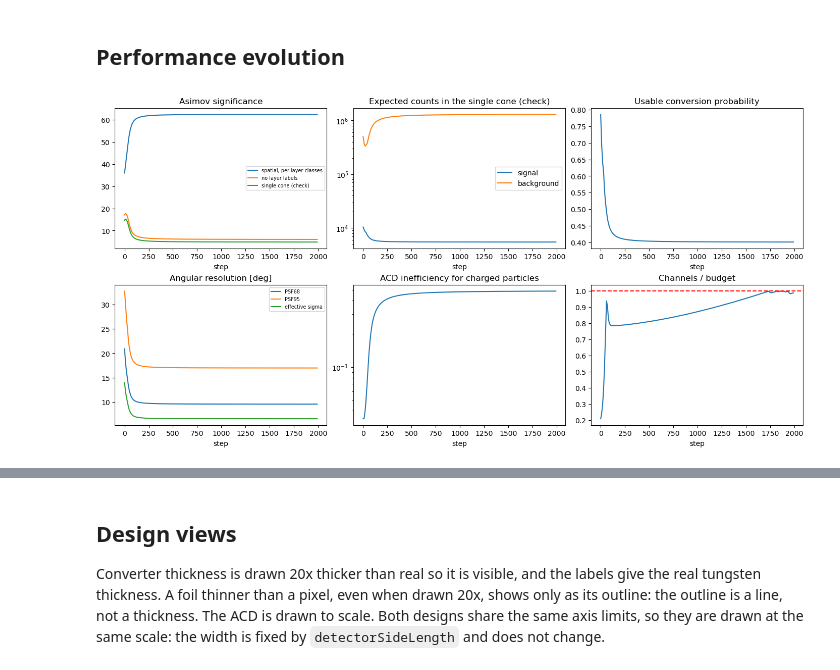
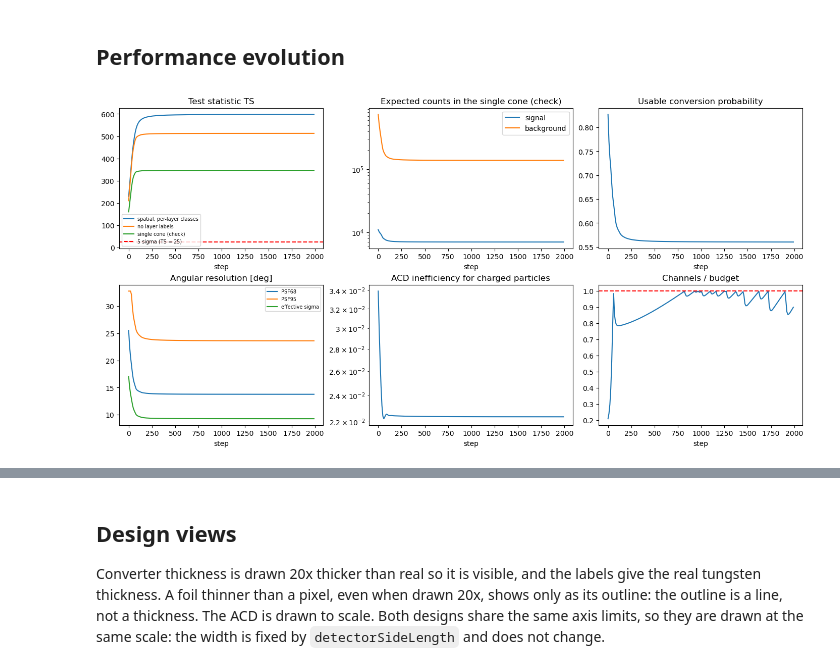
Before and after one commit to lfarinaa/AutoDetOpt, a Jupyter notebook: v0/trackerOptimisation.ipynb, the cells around one changed output, grey strips where cells are left out. Saved outputs shown, nothing was run; the diff lists cells and outputs as text; code cells hidden in the pictures.

```diff
--- a/v0/trackerOptimisation.ipynb
+++ b/v0/trackerOptimisation.ipynb
@@ -65,11 +65,13 @@ fieldOfViewSolidAngle = 1.0            # sr. Placeholder. Reference: LAT 2.4 sr
 channelBudget = 5e4                    # number of strips. Placeholder, no source found. Scales with detector size, decision pending.
 maximumHeight = 30.0                   # cm. Placeholder. Reference: LAT whole instrument is 0.72 m high, tracker alone not found [atwood2009lat] https://arxiv.org/abs/0902.1089 Fig. 1.
 
-# A track needs hits in the layers below the conversion point to be reconstructed.
-minimumDownstreamLayersForReconstruction = 3   # Placeholder. HERD needs at least 3 hits per particle in each of X and Y, which rejects the last two double layers, so 2 [farina2021herd] https://doi.org/10.22323/1.395.0651 section 4.
+# A track needs hits in the conversion layer and in the layers below it to be reconstructed.
+hitsRequiredForTracking = 3            # Hits per track: the conversion layer and the two layers below. HERD needs at least 3 hits per particle in each of X and Y [farina2021herd] https://doi.org/10.22323/1.395.0651 section 4. LAT: the first 2 planes after the conversion must be measured [atwood2009lat] https://arxiv.org/abs/0902.1089 Table 2.
+minimumDownstreamLayersForReconstruction = hitsRequiredForTracking - 1   # Derived: layers below the conversion layer that carry the other hits. 1: the conversion layer carries the first hit.
+fullWeightLayersBelow = hitsRequiredForTracking - 1   # Derived: the layers below that carry fitted hits, so their material scatters the measured direction with full weight. 1: as above.
 
-# Multiple scattering: scattering in downstream material is counted with this reduced weight (toy value).
-downstreamScatteringWeight = 1.0 / 3.0   # Toy value, no source.
+# Multiple scattering: material below the layers that carry the fitted hits is counted with this reduced weight (toy value).
+downstreamScatteringWeight = 1.0 / 3.0   # Toy value, no source. Applies only beyond the fitted hits. The fit-covariance model is meant to replace it.
 
 # Signal region: a cone around the source with this radius, in units of the angular resolution.
 signalConeRadiusInSigma = 2.0          # Only used by the single-cone check. The objective has no cone. Analysis convention, no source. The Gaussian 68% radius is 1.51 sigma (computed from 1 - exp(-r^2/2)).
@@ -85,8 +87,15 @@ minimumSignalPhotons = 10.0            # Soft constraint. Fermi-LAT sensitivity
 # that converted in layer `true` is assigned to layer `assigned`, so each column sums to one.
 labelConfusionMatrix = jnp.eye(numberOfReconstructableLayers)   # Perfect labels. The default and an upper bound. Definition, no source.
 noLabelConfusionMatrix = jnp.full((numberOfReconstructableLayers,) * 2, 1.0 / numberOfReconstructableLayers)   # No labels. A lower bound. Definition: every class equally likely.
-# The charged-particle background that leaks through the ACD is assigned to the first layer: a charged track has hits from the top.
-chargedBackgroundLayerShare = jnp.zeros(numberOfReconstructableLayers).at[0].set(1.0)   # All in layer 0. Modelling decision, see the open issue in the README.
+# Charged-particle background that gets through the ACD. By assumption nothing rejects it afterwards: the tracker gives no further
+# rejection. It is a minimum-ionising particle crossing the whole instrument, so the foils neither attenuate it nor change its total
+# rate. Which conversion-layer class it falls in is an assumption (no source): it fakes a conversion by interacting in the material of
+# a layer (delta rays, bremsstrahlung, hadronic), so its share follows the radiation lengths of each layer, not the conversion
+# probability. An even split was exploitable: concentrating the signal in one class gave a free rejection by the number of classes.
+
+# Figure of merit: the test statistic TS = 2 ln(L(signal + background) / L(background)), as in Fermi-LAT.
+detectionTestStatistic = 25.0          # TS of a 5 sigma detection, Fermi-LAT [fermilat2013performance] https://s3df.slac.stanford.edu/data/fermi/groups/canda/archive/pass8v6/lat_Performance.htm and [fermipy2017sensitivity] https://fermipy.readthedocs.io/en/v1.2/advanced/sensitivity.html
+constraintPenaltyWeight = 20.0         # Weight of the constraint penalty against -ln(TS). Numerical choice, no physical source. 20 = 2 x 10, the weight used with -ln(Z), so the optimum is unchanged because TS = Z^2.
 
 # Plastic scintillator ACD.
 minimumIonisingEnergyLossPerLength = 2.019   # MeV/cm, energy deposited by a minimum ionising particle. Physical constant: polyvinyltoluene, 1.956 MeV cm^2/g at 1.032 g/cm^3 [pdg2024pvt] https://pdg.lbl.gov/2024/AtomicNuclearProperties/HTML/polyvinyltoluene.html
@@ -600,38 +662,39 @@ metricsOverSteps = {
 }
 
 performanceFigure, axesGrid = plt.subplots(2, 3, figsize=(14, 7), constrained_layout=True)
 significanceAxis, countsAxis, conversionAxis = axesGrid[0]
 resolutionAxis, vetoInefficiencyAxis, channelAxis = axesGrid[1]
 
-significanceAxis.plot(stepNumbers, metricsOverSteps["significance"], label="spatial, per-layer classes")
-significanceAxis.plot(stepNumbers, metricsOverSteps["significanceNoLabel"], label="no layer labels")
-significanceAxis.plot(stepNumbers, metricsOverSteps["coneSignificance"], label="single cone (check)")
-significanceAxis.set(title="Asimov significance", xlabel="step")
+significanceAxis.plot(stepNumbers, metricsOverSteps["testStatistic"], label="spatial, per-layer classes")
+significanceAxis.plot(stepNumbers, metricsOverSteps["testStatisticNoLabel"], label="no layer labels")
+significanceAxis.plot(stepNumbers, metricsOverSteps["coneTestStatistic"], label="single cone (check)")
+significanceAxis.axhline(detectionTestStatistic, color="red", linestyle="--", label="5 sigma (TS = 25)")
+significanceAxis.set(title="Test statistic TS", xlabel="step")
 significanceAxis.legend(fontsize=7)
 
 countsAxis.plot(stepNumbers, metricsOverSteps["signalCount"], label="signal")
 countsAxis.plot(stepNumbers, metricsOverSteps["backgroundCount"], label="background")
 countsAxis.set(yscale="log", title="Expected counts in the single cone (check)", xlabel="step")
 countsAxis.legend()
 
 conversionAxis.plot(stepNumbers, metricsOverSteps["totalConversionProbability"])
 conversionAxis.set(title="Usable conversion probability", xlabel="step")
 
 resolutionAxis.plot(stepNumbers, metricsOverSteps["psf68"], label="PSF68")
 resolutionAxis.plot(stepNumbers, metricsOverSteps["psf95"], label="PSF95")
 resolutionAxis.plot(stepNumbers, metricsOverSteps["angularResolution"], label="effective sigma")
 resolutionAxis.set(title="Angular resolution [deg]", xlabel="step")
 resolutionAxis.legend(fontsize=7)
 
 vetoInefficiencyAxis.plot(stepNumbers, 1.0 - metricsOverSteps["vetoEfficiency"])
 vetoInefficiencyAxis.set(yscale="log", title="ACD inefficiency for charged particles", xlabel="step")
 
 channelAxis.plot(stepNumbers, metricsOverSteps["numberOfChannels"] / channelBudget)
 channelAxis.axhline(1.0, color="red", linestyle="--")   # Above this line the channel budget is violated.
 channelAxis.set(title="Channels / budget", xlabel="step")
 plt.show()
 # %% [output]
-[figure, old version]
+[figure, new version]
 # %%
 # How the parameters moved. Scalars are shown as a fraction of their allowed range so they share one drawingAxis.
 converterThicknessHistory = np.array(
```
Also changed, not shown: parts of 11 cells of this notebook, 4 other files.
